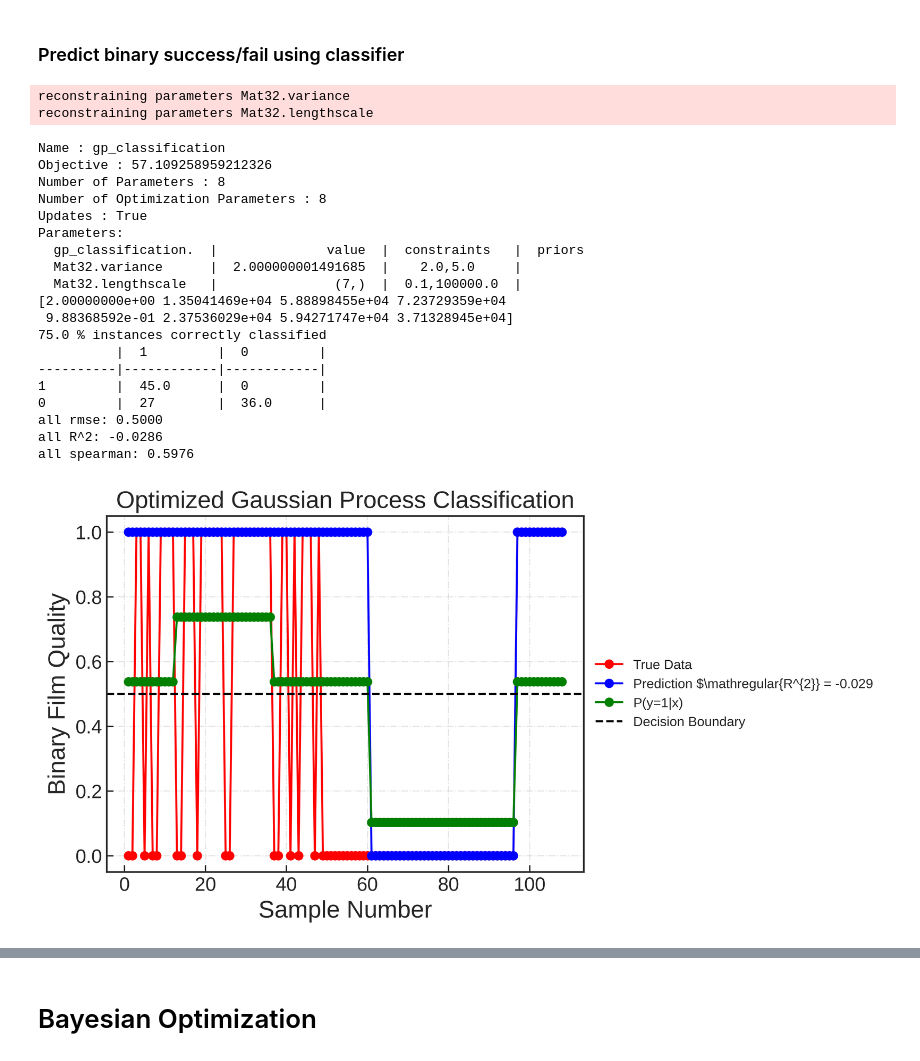
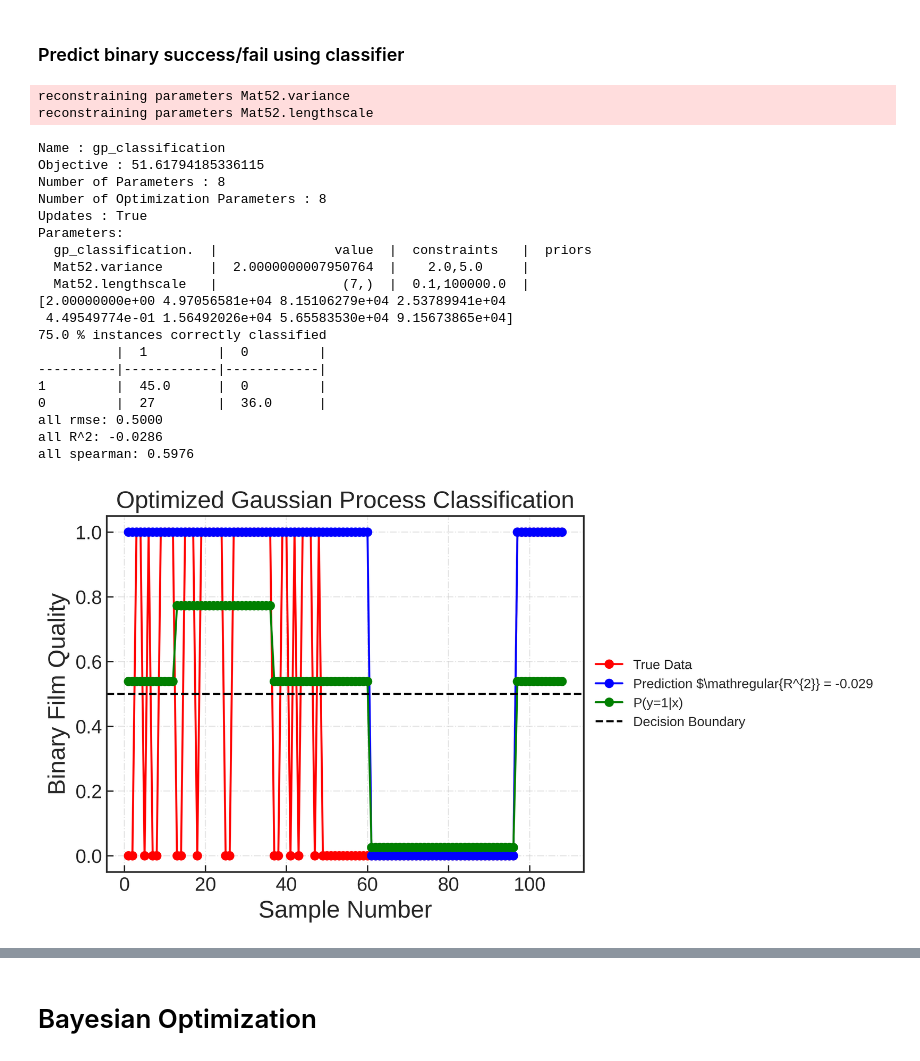
Before and after one commit to Printz-Lab/SL-PerovskiteOpt, a Jupyter notebook: Binary_Classification_BO/RAPID_Round1_BatchBO_Binary_Film_Quality_Gpy_Emukit.ipynb, the cells around one changed output, grey strips where cells are left out. Drawn from its saved outputs; the diff is of its cells as text; code cells hidden in the pictures.

```diff
--- a/Binary_Classification_BO/RAPID_Round1_BatchBO_Binary_Film_Quality_Gpy_Emukit.ipynb
+++ b/Binary_Classification_BO/RAPID_Round1_BatchBO_Binary_Film_Quality_Gpy_Emukit.ipynb
@@ -77,31 +77,31 @@ df_included_vars
 # %%
 import numpy as np
 
-precursor_min, precursor_max, precursor_step = [0.4, 2, 0.2]  # Unit: concentration ## 4 steps
+precursor_min, precursor_max, precursor_step = [0.4, 2, 0.2]  # Unit: concentration
 precursor_var = np.arange(precursor_min, precursor_max + precursor_step, precursor_step)
 precursor_num = len(precursor_var)
 
-super_temp_min, super_temp_max, super_temp_step = [50, 200, 5]  ## Unit: degC ## 30 steps
+super_temp_min, super_temp_max, super_temp_step = [50, 200, 25]  ## Unit: degC
 super_temp_var = np.arange(super_temp_min, super_temp_max + super_temp_step, super_temp_step)
 super_temp_num = len(super_temp_var)
 
-speed_min, speed_max, speed_step = [0.5, 3, 0.5]  ## Unit: m/min ## 9 steps
+speed_min, speed_max, speed_step = [0.5, 3, 0.5]  ## Unit: m/min
 speed_var = np.arange(speed_min, speed_max + speed_step, speed_step)
 speed_num = len(speed_var)
 
-dist_min, dist_max, dist_step = [25, 200, 5]  ## Unit: microns ## 7 steps
+dist_min, dist_max, dist_step = [25, 200, 25]  ## Unit: microns
 dist_var = np.arange(dist_min, dist_max + dist_step, dist_step)
 dist_num = len(dist_var)
 
-dmso_min, dmso_max, dmso_step = [0, 100, 5]  # Unit: %DMSO ## 3 steps
+dmso_min, dmso_max, dmso_step = [0, 100, 10]  # Unit: %DMSO
 dmso_var = np.arange(dmso_min, dmso_max + dmso_step, dmso_step)
 dmso_num = len(dmso_var)
 
-sub_temp_min, sub_temp_max, sub_temp_step = [50, 200, 5]  ## Unit: degC ## 30 steps
+sub_temp_min, sub_temp_max, sub_temp_step = [50, 200, 25]  ## Unit: degC
 sub_temp_var = np.arange(sub_temp_min, sub_temp_max + sub_temp_step, sub_temp_step)
 sub_temp_num = len(sub_temp_var)
 
-anneal_min, anneal_max, anneal_step = [0, 10, 2.5]  ## Unit: Minutes ## 5 steps
+anneal_min, anneal_max, anneal_step = [0, 10, 2.5]  ## Unit: Minutes
 anneal_var = np.arange(anneal_min, anneal_max + anneal_step, anneal_step)
 anneal_num = len(anneal_var)
 
@@ -126,3 +126,5 @@ x_labels = [
     "Substrate Temperature [\N{DEGREE SIGN}C]",
     "Post Annealing Time [min]"
 ]
+
+print(var_array)
@@ -248,10 +252,10 @@ style.use('default') # Complete reset the matplotlib figure style
 style.use('seaborn-v0_8-ticks') # use one of the existing matplotlib style sheet
 
 lik = GPy.likelihoods.Bernoulli() # set Bernoulli likelihood for posterior
-inf = GPy.inference.latent_function_inference.expectation_propagation.EP()
-# inf = GPy.inference.latent_function_inference.Laplace()
+# inf = GPy.inference.latent_function_inference.expectation_propagation.EP()
+inf = GPy.inference.latent_function_inference.Laplace()
 
-kernel = GPy.kern.Matern32(
+kernel = GPy.kern.Matern52(
     input_dim=input_dim,
     ARD=True
 )
@@ -270,7 +274,7 @@ model_gpy = GPy.models.GPClassification(X, Y,
 model_gpy.randomize()
 
 objective_model = GPClassModel(model_gpy)
-objective_model.set_data(X, Y)
+# objective_model.set_data(X, Y)
 objective_model.n_restarts = 100
 objective_model.max_iters = 1000
 objective_model.optimize()
@@ -308,39 +312,42 @@ sample_array = np.array(range(1, len(Y) + 1))
 plt.plot(range(1, len(Y) + 1), Y, "ro-", label="True Data")
 plt.plot(range(1, len(Y) + 1), y_pred_binary, "bo-", label="Prediction $\mathregular{R^{2}} = " + f"{round(rsquared_all, 3)}")
 plt.plot(range(1, len(Y) + 1), p, "go-", label="P(y=1|x)")
 plt.axhline(y=0.5, c='black', linestyle='dashed', label="Decision Boundary")
 
 title = "Optimized Gaussian Process Classification"
 plt.xlabel("Sample Number", fontsize=fontsize)
 plt.ylabel("Binary Film Quality", fontsize=fontsize)
 plt.title(title, fontsize=fontsize)
 # Put a legend to the right of the current axis
 plt.legend(loc='center left', bbox_to_anchor=(1, 0.5))
 # plt.legend()
 plt.tick_params(
     direction="in", length=5, width=1, labelsize=fontsize * 0.8, grid_alpha=0.5
 )
 plt.grid(True, linestyle="-.")
+
+# print(objective_model.X)
+# print(objective_model.Y)
 # %% [output]
-reconstraining parameters Mat32.variance
-reconstraining parameters Mat32.lengthscale
+reconstraining parameters Mat52.variance
+reconstraining parameters Mat52.lengthscale
 Name : gp_classification
-Objective : 57.109258959212326
+Objective : 51.61794185336115
 Number of Parameters : 8
 Number of Optimization Parameters : 8
 Updates : True
 Parameters:
-  gp_classification.  |              value  |  constraints   |  priors
-  Mat32.variance      |  2.000000001491685  |    2.0,5.0     |
-  Mat32.lengthscale   |               (7,)  |  0.1,100000.0  |
-[2.00000000e+00 1.35041469e+04 5.88898455e+04 7.23729359e+04
- 9.88368592e-01 2.37536029e+04 5.94271747e+04 3.71328945e+04]
+  gp_classification.  |               value  |  constraints   |  priors
+  Mat52.variance      |  2.0000000007950764  |    2.0,5.0     |
+  Mat52.lengthscale   |                (7,)  |  0.1,100000.0  |
+[2.00000000e+00 4.97056581e+04 8.15106279e+04 2.53789941e+04
+ 4.49549774e-01 1.56492026e+04 5.65583530e+04 9.15673865e+04]
 75.0 % instances correctly classified
           |  1         |  0         |
 ----------|------------|------------|
 1         |  45.0      |  0         |
 0         |  27        |  36.0      |
 all rmse: 0.5000
 all R^2: -0.0286
 all spearman: 0.5976
-[figure, old version]
+[figure, new version]
```
Also changed, not shown: parts of 15 cells of this notebook, 1 other file.
